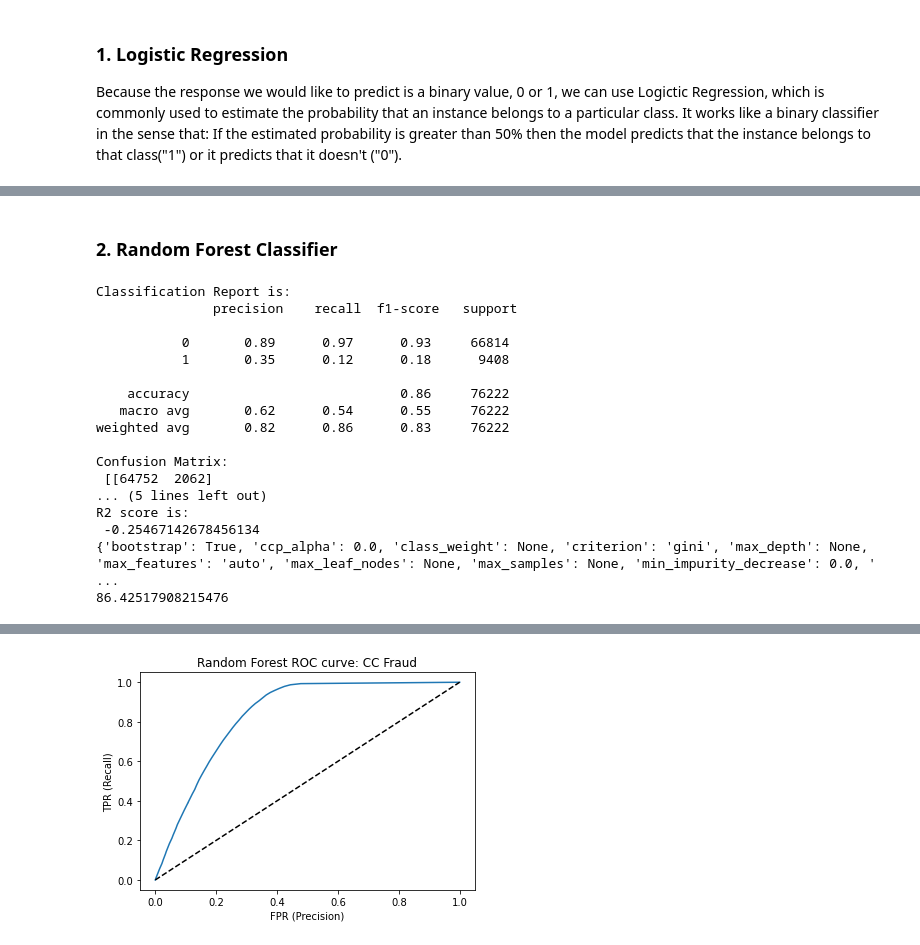
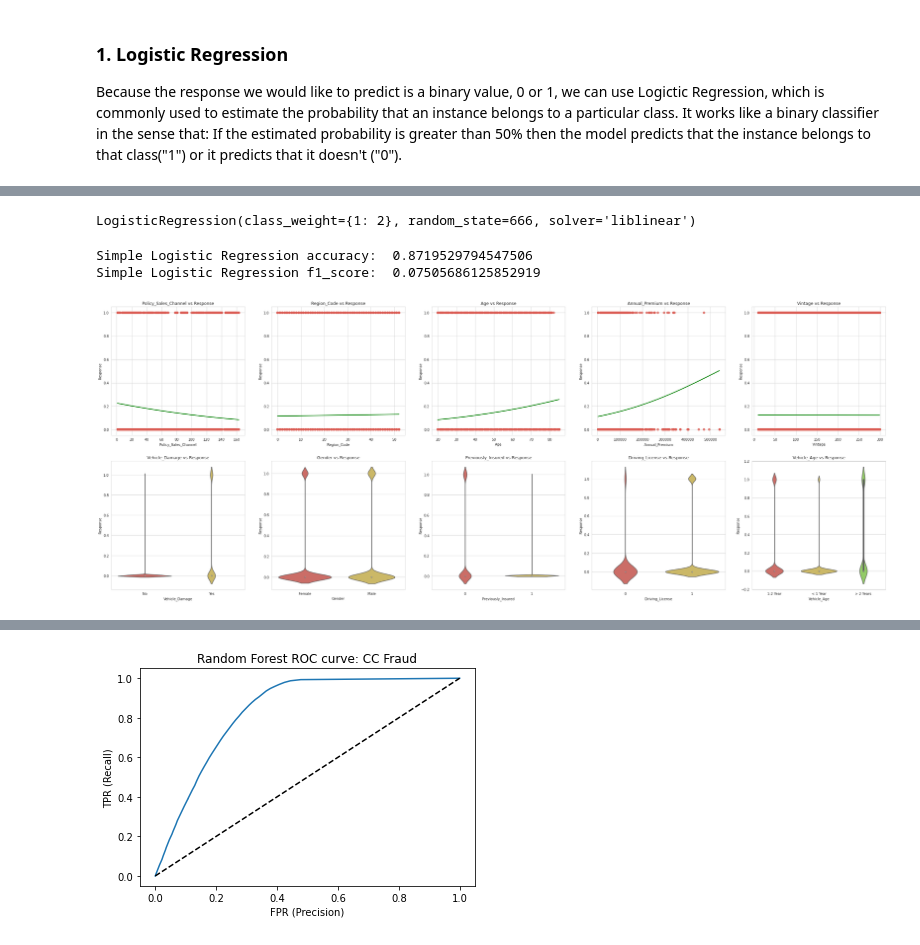
Before and after one commit to keresztesbeata/Intelligent-Systems-Lab, a Jupyter notebook: Health-Insurance-Cross-Sell-Prediction/Car_insurance_prediction.ipynb, the cells around one changed output, grey strips where cells are left out. Drawn from its saved outputs; the diff is of its cells as text; code cells hidden in the pictures.

```diff
--- a/Health-Insurance-Cross-Sell-Prediction/Car_insurance_prediction.ipynb
+++ b/Health-Insurance-Cross-Sell-Prediction/Car_insurance_prediction.ipynb
@@ -1777,32 +1694,16 @@ As we can see, after removing these columns, the accuracy of the prediction has
-# %% [markdown]
-### 2. Random Forest Classifier
-# %%
-random_forest_classifier = RandomForestClassifier()
-random_forest_classifier.fit(X_train_prepared,y_train)
-
-y_pred=random_forest_classifier.predict(X_test_prepared)
-print("Classification Report is:\n",classification_report(y_test,y_pred))
-print("Confusion Matrix:\n",confusion_matrix(y_test,y_pred))
-print("Training Score:\n",random_forest_classifier.score(X_test_prepared,y_test)*100)
-print("Mean Squared Error:\n",mean_squared_error(y_test,y_pred))
-print("R2 score is:\n",r2_score(y_test,y_pred))
-print(random_forest_classifier.get_params())
-print(accuracy_score(y_test,y_pred)*100)
-# %% [output]
-Classification Report is:
-               precision    recall  f1-score   support
-
-           0       0.89      0.97      0.93     66814
-           1       0.35      0.12      0.18      9408
-
-    accuracy                           0.86     76222
-   macro avg       0.62      0.54      0.55     76222
-weighted avg       0.82      0.86      0.83     76222
-
-Confusion Matrix:
- [[64752  2062]
-... (5 lines left out)
-R2 score is:
- -0.25467142678456134
-{'bootstrap': True, 'ccp_alpha': 0.0, 'class_weight': None, 'criterion': 'gini', 'max_depth': None, 'max_features': 'auto', 'max_leaf_nodes': None, 'max_samples': None, 'min_impurity_decrease': 0.0, ' ...
-86.42517908215476
+# %%
+# shuffle the data using "liblinear" solver and a seed equal to the random_state for generating splits with random permutations
+logistic_regression = LogisticRegression(solver="liblinear",  class_weight={1:2}, random_state=666)
+# pre-process the data
+X_train_prepared = prepare_data(X_train)
+
+logistic_regression.fit(X_train_prepared, y_train)
+# %% [output]
+LogisticRegression(class_weight={1: 2}, random_state=666, solver='liblinear')
+# %%
+predictions = logistic_regression.predict(prepare_data(X_test))
+print('Simple Logistic Regression accuracy: ', accuracy_score(y_test, predictions))
+print('Simple Logistic Regression f1_score: ', f1_score(y_test, predictions))
+# %% [output]
+Simple Logistic Regression accuracy:  0.8719529794547506
+Simple Logistic Regression f1_score:  0.07505686125852919
@@ -1808,0 +1754,4 @@ R2 score is:
+# %%
+display_plots(X_train, y_train)
+# %% [output]
+[figure, added]
```
Also changed, not shown: parts of 60 cells of this notebook.
